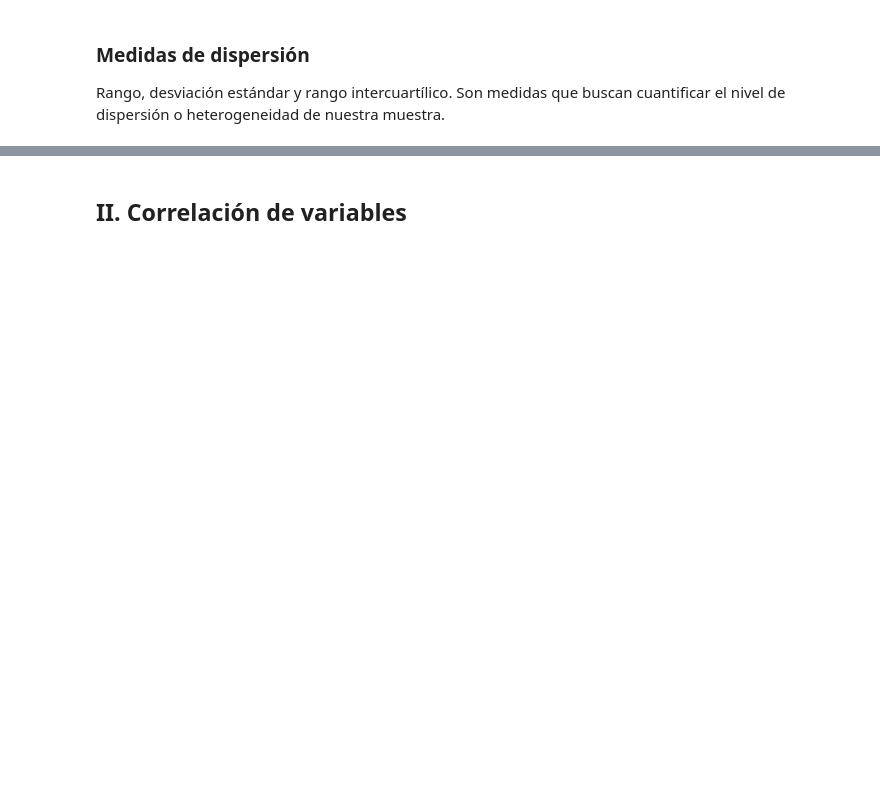
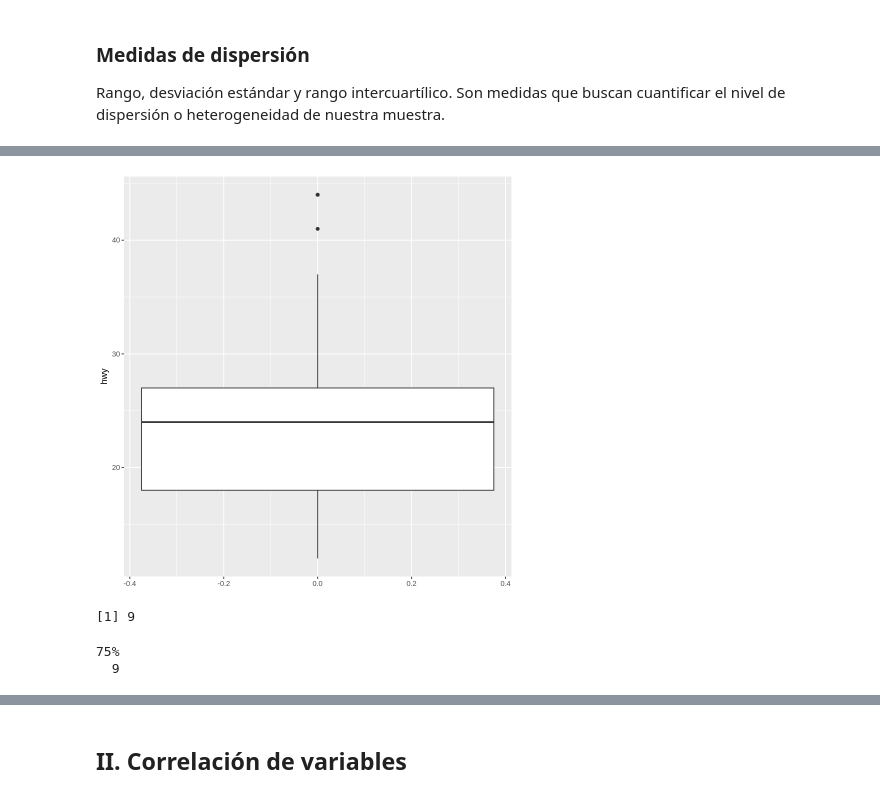
Before and after one commit to majorquev/DBDC_202507_Programacion_en_R_para_ciencia_de_datos, a Jupyter notebook: Clases/Clase6/Clase6_1_Estadisticos_descriptivos_y_correlación.ipynb, the cells around one changed output, grey strips where cells are left out. Drawn from its saved outputs; the diff is of its cells as text; code cells hidden in the pictures; blank space fills up the shorter version.

```diff
--- a/Clases/Clase6/Clase6_1_Estadisticos_descriptivos_y_correlación.ipynb
+++ b/Clases/Clase6/Clase6_1_Estadisticos_descriptivos_y_correlación.ipynb
@@ -68,6 +175,20 @@ Rango, desviación estándar  y rango intercuartílico. Son medidas que buscan c
+# %%
+mpg %>%
+  ggplot() +
+  aes(y = hwy) +
+  geom_boxplot()
+# %% [output]
+[figure, added]
 # %%
-# Rango Inter-cuartílico
-# Una obs se considera "extrema" si si valor está por sobre (debajo) 1.5 veces el rango intercuartílico (RI = Q3- Q1)
+# Rango Inter-cuartílico (corresponde al "rango" del 50% de la muestra - el que está comprendido entre Q1 y Q3-)
+IQR(mpg$hwy)
+quantile(mpg$hwy, .75) - quantile(mpg$hwy, .25)
+
+# Una obs se considera "extrema" si si valor está por sobre (debajo) 1.5 veces el rango intercuartílico (RI = Q3- Q1) desde  Q3 (Q1)
 # IQR(mpg$hwy)
+# %% [output]
+[1] 9
+75%
+  9
 # %%
 # lim inf 1.5*IQR (por "debajo")
```
Also changed, not shown: parts of 29 cells of this notebook.
